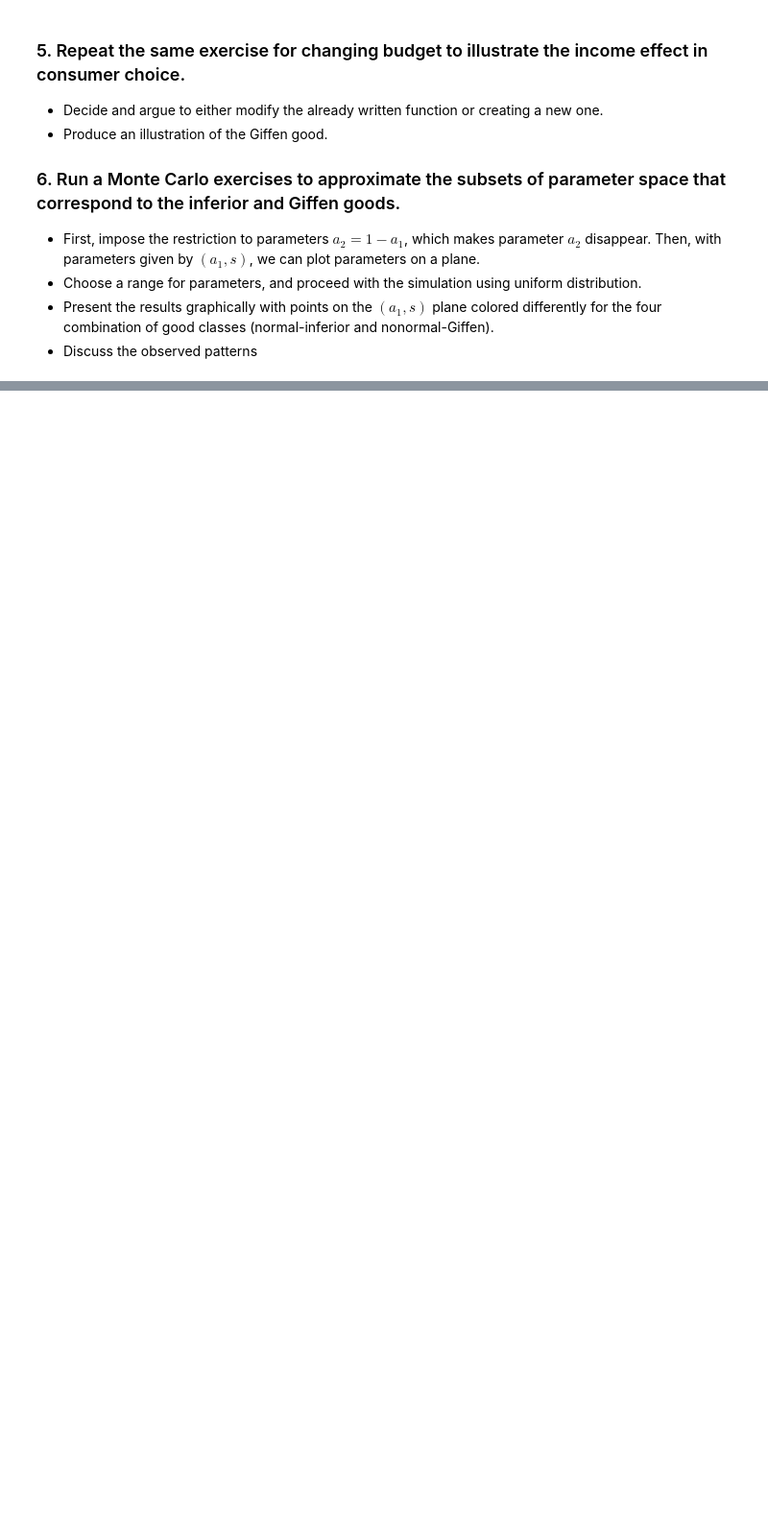
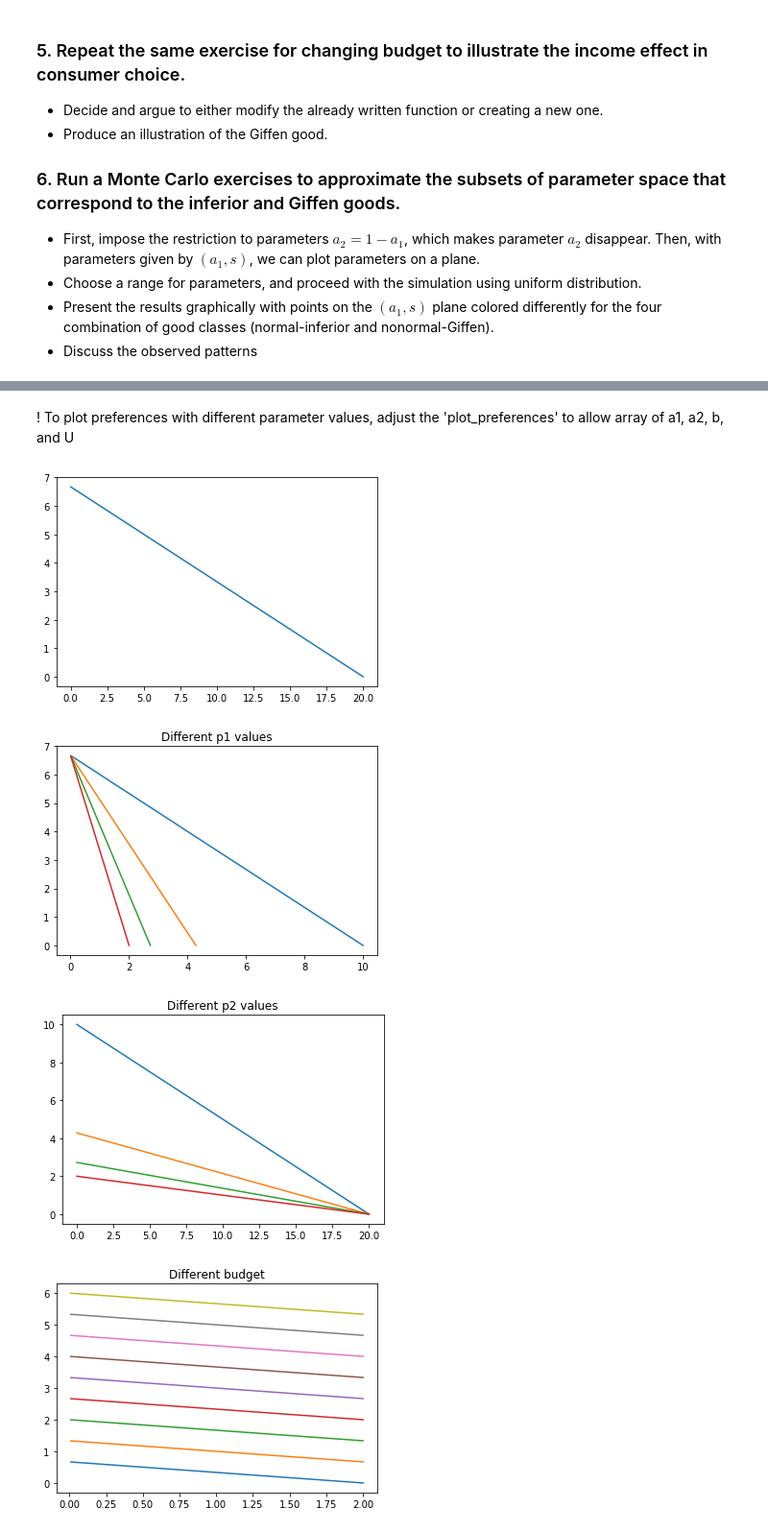
Before and after one commit to Poonpolkul/ECON8014-Midterm, a Jupyter notebook: topic1consumer.ipynb, the cells around one changed output, grey strips where cells are left out. Shown at 96% size. Saved outputs shown, nothing was run; the diff lists cells and outputs as text; code cells hidden in the pictures; blank space fills up the shorter version.

```diff
--- a/topic1consumer.ipynb
+++ b/topic1consumer.ipynb
@@ -65,0 +128,39 @@ $B = x p_1 + y p_2$
+# %% [markdown]
+! To plot preferences with different parameter values, adjust the 'plot_preferences' to allow array of a1, a2, b, and U
+# %%
+def plot_budget(p1 = 0.5, p2 = 1.5, B = [10]):
+    axis_max = B[0]/p1
+#     axis_max = np.ceil(max(B[0]/p2, B[0]/p1))
+    x = np.linspace(0.01, axis_max, 1e3)
+    for i in B:
+#         plt.plot(x, (i-x*p1)/p2)
+#         plt.fill_between(x, (i-x*p1)/p2)
+        plt.plot(x, (i-x*p1)/p2)
+
+plot_budget()
+
+# plot budget constraint with different p1 values
+plt.figure()
+plt.title("Different p1 values")
+p1_array = np.linspace(1,5,4)
+for i in p1_array:
+    plot_budget(p1 = i)
+
+
+# plot budget constraint with different p2 values
+plt.figure()
+plt.title("Different p2 values")
+p2_array = np.linspace(1,5,4)
+for i in p2_array:
+    plot_budget(p2 = i)
+
+# plot budget constraint with different budget
+plt.figure()
+plt.title("Different budget")
+B_list = list(range(1,10))
+plot_budget(B = B_list)
+# %% [output]
+[figure, added]
+[figure, added]
+[figure, added]
+[figure, added]
```
Also changed, not shown: parts of 6 cells of this notebook.
